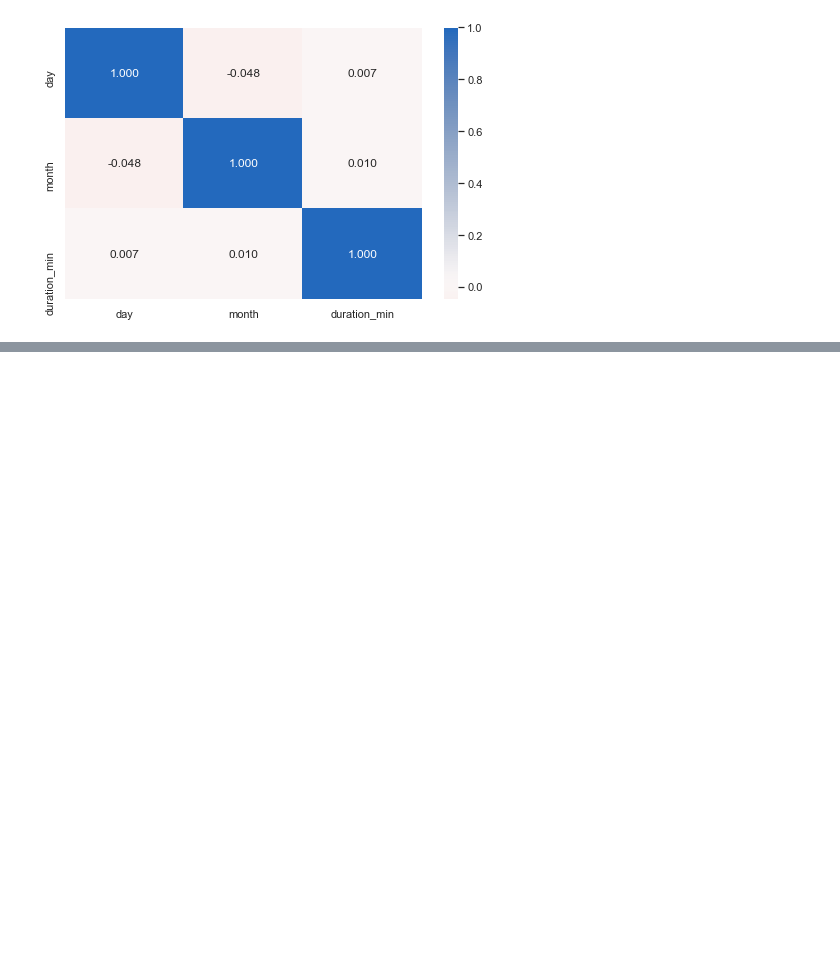
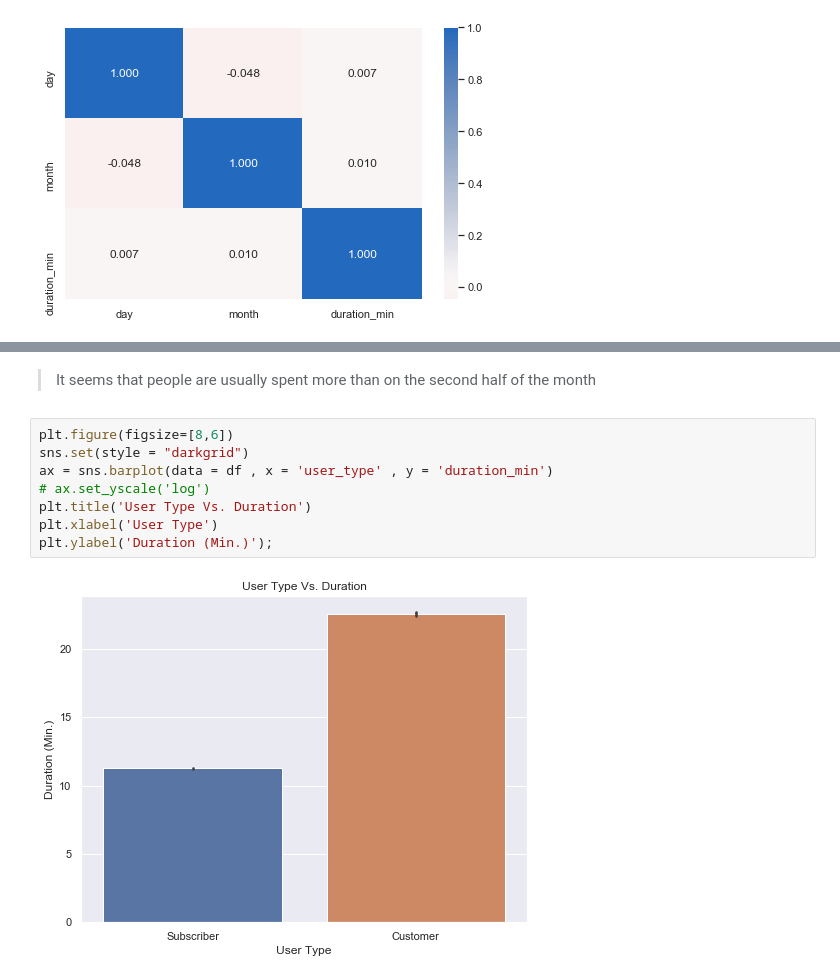
Before and after one commit to isaphu/Data-Visualization-of-Ford-Gobike-2019, a Jupyter notebook: 2019_Ford_Gobike_Bike_Wheel_Data_Visualization.ipynb, the cells around one changed output, grey strips where cells are left out. Cells and saved outputs as stored; diff of their text form; blank space fills up the shorter version.

```diff
--- a/2019_Ford_Gobike_Bike_Wheel_Data_Visualization.ipynb
+++ b/2019_Ford_Gobike_Bike_Wheel_Data_Visualization.ipynb
@@ -287,0 +280,12 @@ df.head()
+# %% [markdown]
+> It seems that people are usually spent more than on the second half of the month
+# %%
+plt.figure(figsize=[8,6])
+sns.set(style = "darkgrid")
+ax = sns.barplot(data = df , x = 'user_type' , y = 'duration_min')
+# ax.set_yscale('log')
+plt.title('User Type Vs. Duration')
+plt.xlabel('User Type')
+plt.ylabel('Duration (Min.)');
+# %% [output]
+[figure, added]
```
Also changed, not shown: parts of 21 cells of this notebook.
